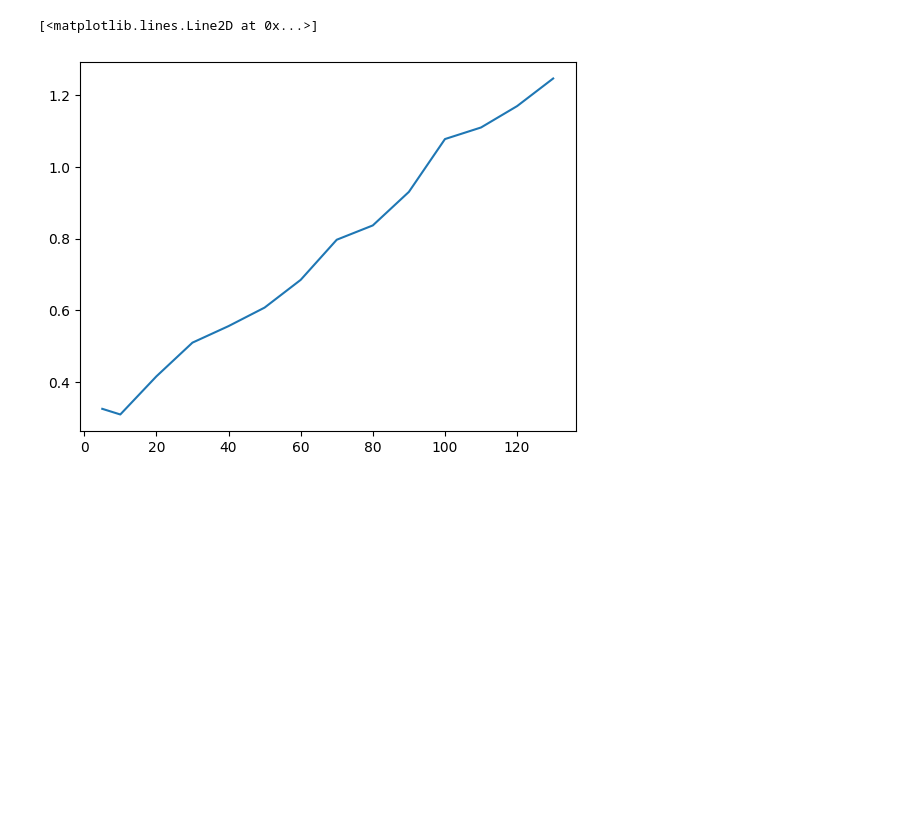
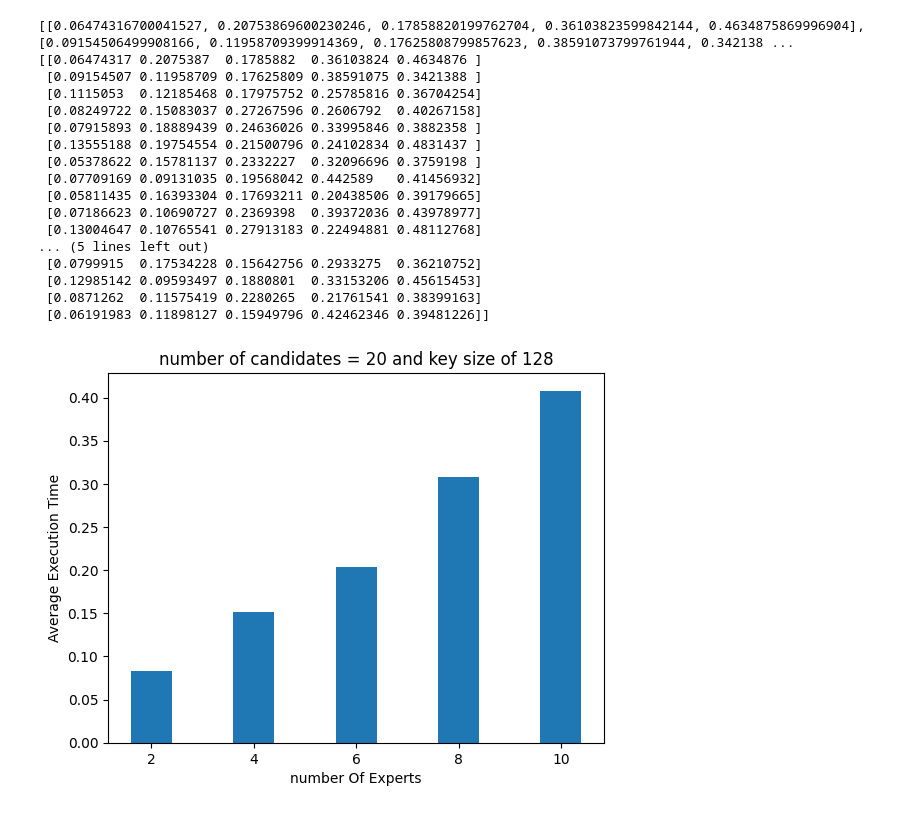
Before and after one commit to jababros11/GauravSirPaper, a Jupyter notebook: gaurav sir paper/FrameWork3.ipynb, the cells around one changed output. Saved outputs shown, nothing was run; the diff lists cells and outputs as text; code cells hidden in the pictures; blank space fills up the shorter version.

Commit message:
files having results of third and fourth frameworks

```diff
--- a/gaurav sir paper/FrameWork3.ipynb
+++ b/gaurav sir paper/FrameWork3.ipynb
@@ -10,8 +10,9 @@ import numpy as np
 from timeit import default_timer as timer
 # %%
 #declaring of varibles
-numberOfExperts = 3
-numberOfCandidates = 8
+numberOfExperts = 0
+numberOfCandidates = 0
+keySize = 0
 #collection of homomophic public and private keys
 dictionaryOfExpertPublicKeys = {}
 dictionaryOfExpertPrivateKeys = {}
@@ -157,6 +165,0 @@ def runSimulation():
-# %%
-#this partof the code run the simulation for defined number of times and helps us to calcuate average execution time
-timeMatrix = []
-for i in range(0,30):
-    timeList = runSimulation()
-    timeMatrix.append(timeList)
@@ -201,5 +166,26 @@ columns_average = arr.mean(axis=0)
-# %%
-plt.plot([5,10,20,30,40,50,60,70,80,90,100,110,120,130],columns_average)
-# %% [output]
-[<matplotlib.lines.Line2D at 0x...>]
-[figure, removed]
+# %%
+#this part of the code run the simulation for defined number of times and helps us to calcuate average execution time
+def averageTimeConsumedFunction(experts, candidates,flag,keySize):
+    timeMatrix = []
+    for i in range(0,20):
+        timeList= runSimulation(experts, candidates,flag,keySize)
+        timeMatrix.append(timeList)
+    print(timeMatrix)
+    arr = np.array(timeMatrix, dtype='float32')
+    print(arr)
+    columns_average = arr.mean(axis=0)
+
+    if flag == "candidates":
+        plt.title("number of experts " + str(experts) + " and key size of " + str(keySize))
+        plt.xlabel("number Of Candidates")
+        plt.ylabel("Average Execution Time")
+        plt.bar(candidates, columns_average)
+        plt.show()
+    else :
+        plt.title("number of candidates = " + str(candidates) + " and key size of " + str(keySize))
+        plt.xlabel("number Of Experts")
+        plt.ylabel("Average Execution Time")
+        plt.bar(experts, columns_average)
+        plt.show()
+
+    return columns_average
@@ -205,0 +196,27 @@ plt.plot([5,10,20,30,40,50,60,70,80,90,100,110,120,130],columns_average)
+# %%
+def simulationHavingExpertsvariableCandidatesConst(experts,candidates,flag,keySize):
+    column_average = averageTimeConsumedFunction(experts,candidates,flag,keySize)
+    return candidates,column_average,experts
+# %%
+keys = [128,254,512]
+for i in range(0,3):
+    simulationHavingExpertsvariableCandidatesConst([2,4,6,8,10],20,"experts",keys[i])
+# %% [output]
+[[0.06474316700041527, 0.20753869600230246, 0.17858820199762704, 0.36103823599842144, 0.4634875869996904], [0.09154506499908166, 0.11958709399914369, 0.17625808799857623, 0.38591073799761944, 0.342138 ...
+[[0.06474317 0.2075387  0.1785882  0.36103824 0.4634876 ]
+ [0.09154507 0.11958709 0.17625809 0.38591075 0.3421388 ]
+ [0.1115053  0.12185468 0.17975752 0.25785816 0.36704254]
+ [0.08249722 0.15083037 0.27267596 0.2606792  0.40267158]
+ [0.07915893 0.18889439 0.24636026 0.33995846 0.3882358 ]
+ [0.13555188 0.19754554 0.21500796 0.24102834 0.4831437 ]
+ [0.05378622 0.15781137 0.2332227  0.32096696 0.3759198 ]
+ [0.07709169 0.09131035 0.19568042 0.442589   0.41456932]
+ [0.05811435 0.16393304 0.17693211 0.20438506 0.39179665]
+ [0.07186623 0.10690727 0.2369398  0.39372036 0.43978977]
+ [0.13004647 0.10765541 0.27913183 0.22494881 0.48112768]
+... (5 lines left out)
+ [0.0799915  0.17534228 0.15642756 0.2933275  0.36210752]
+ [0.12985142 0.09593497 0.1880801  0.33153206 0.45615453]
+ [0.0871262  0.11575419 0.2280265  0.21761541 0.38399163]
+ [0.06191983 0.11898127 0.15949796 0.42462346 0.39481226]]
+[figure, added]
```
Also changed, not shown: parts of 11 cells of this notebook, 1 other file.
